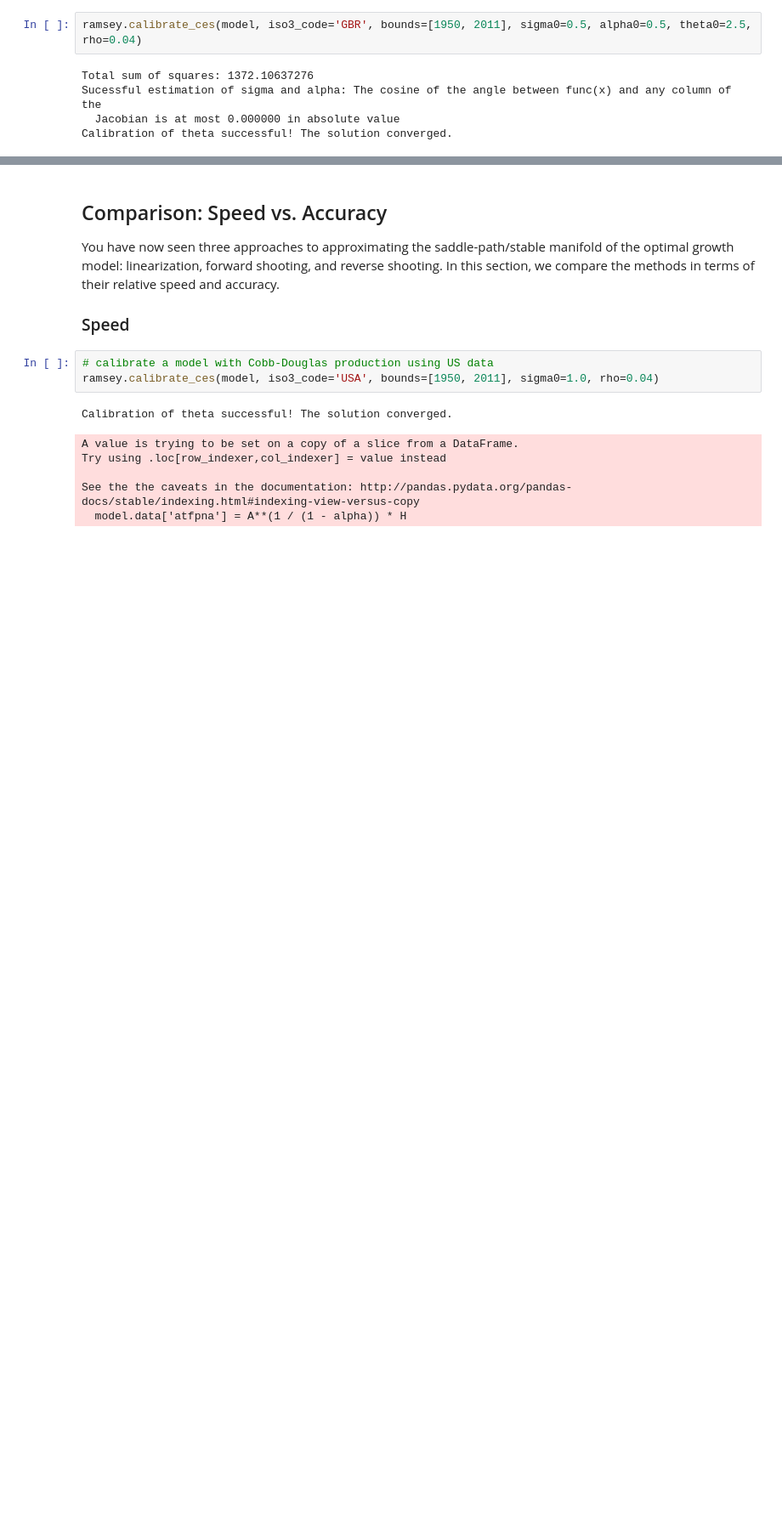
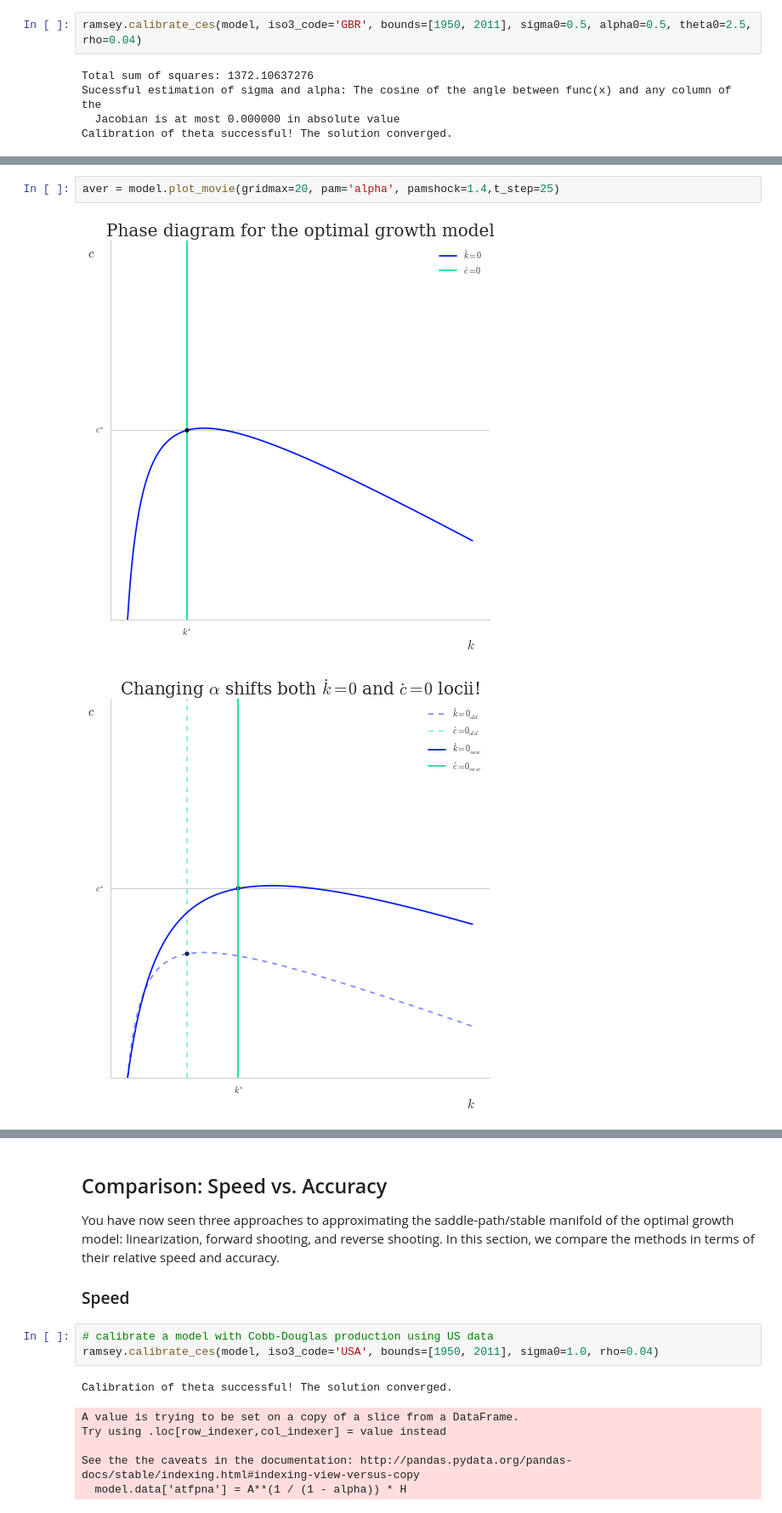
Before and after one commit to crisla/numerical-methods, a Jupyter notebook: labs/lab-2/lab-2.ipynb, the cells around one changed output, grey strips where cells are left out. Shown at 85% size. Cells and saved outputs as stored; diff of their text form; blank space fills up the shorter version.

```diff
--- a/labs/lab-2/lab-2.ipynb
+++ b/labs/lab-2/lab-2.ipynb
@@ -1667,0 +1671,5 @@ model.steady_state.values
+# %%
+aver = model.plot_movie(gridmax=20, pam='alpha', pamshock=1.4,t_step=25)
+# %% [output]
+[figure, added]
+[figure, added]
```
Also changed, not shown: parts of 11 cells of this notebook, 9 other files.
